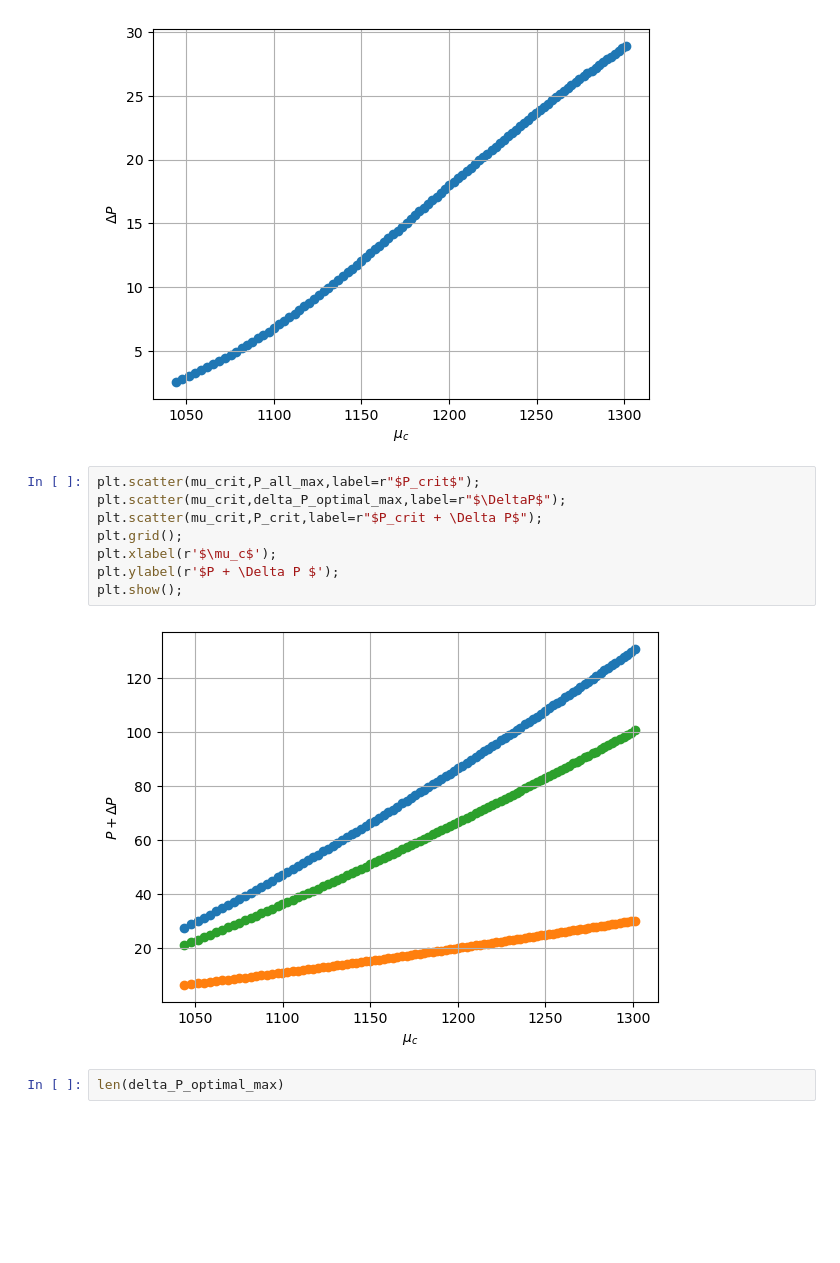
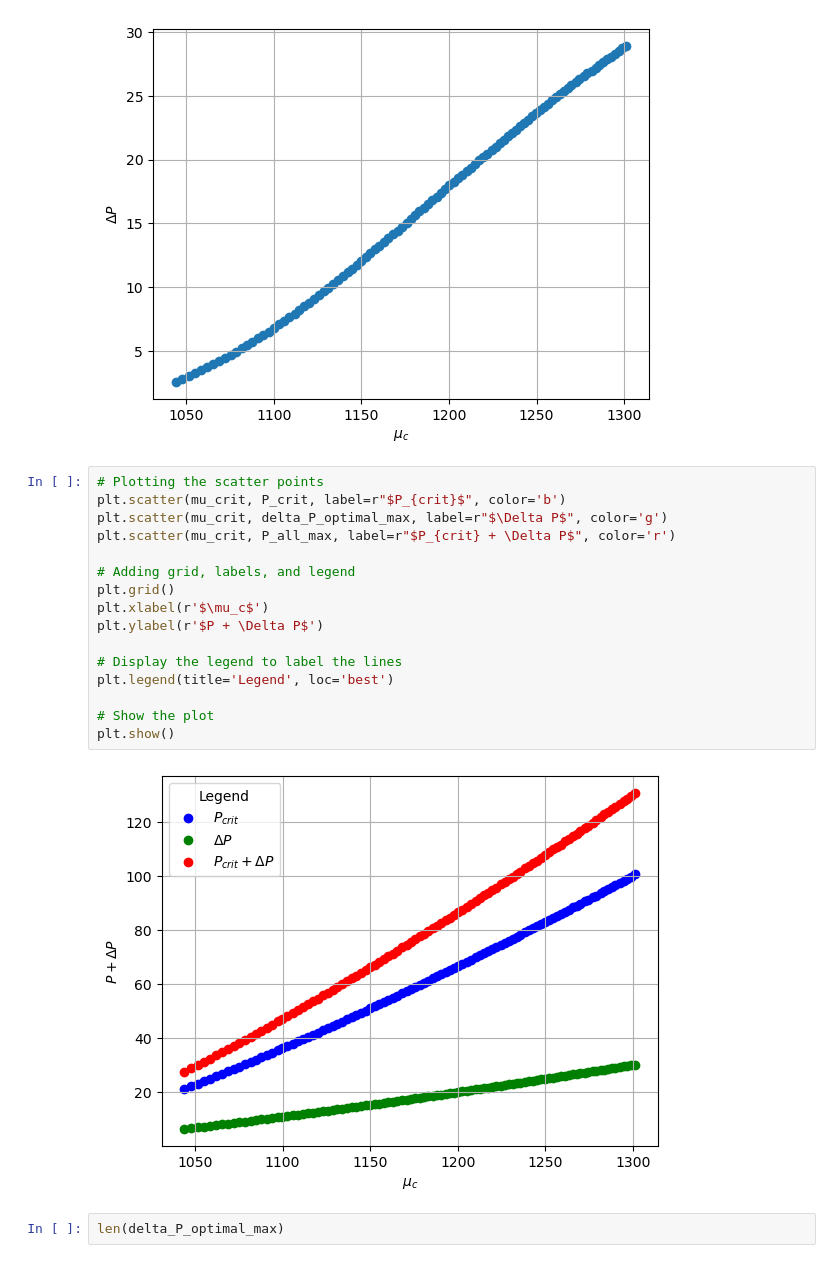
Before and after one commit to katta626/Phase_Transition, a Jupyter notebook: code/Relation_Codes/Different_Transition point.ipynb, the cells around one changed output. Drawn from its saved outputs; the diff is of its cells as text; blank space fills up the shorter version.

```diff
--- a/code/Relation_Codes/Different_Transition point.ipynb
+++ b/code/Relation_Codes/Different_Transition point.ipynb
@@ -564,15 +513,23 @@ plt.show();
 # %% [output]
 [figure]
 # %%
-plt.scatter(mu_crit,P_all_max,label=r"$P_crit$");
-plt.scatter(mu_crit,delta_P_optimal_max,label=r"$\DeltaP$");
-plt.scatter(mu_crit,P_crit,label=r"$P_crit + \Delta P$");
-plt.grid();
-plt.xlabel(r'$\mu_c$');
-plt.ylabel(r'$P + \Delta P $');
-plt.show();
+# Plotting the scatter points
+plt.scatter(mu_crit, P_crit, label=r"$P_{crit}$", color='b')
+plt.scatter(mu_crit, delta_P_optimal_max, label=r"$\Delta P$", color='g')
+plt.scatter(mu_crit, P_all_max, label=r"$P_{crit} + \Delta P$", color='r')
+
+# Adding grid, labels, and legend
+plt.grid()
+plt.xlabel(r'$\mu_c$')
+plt.ylabel(r'$P + \Delta P$')
+
+# Display the legend to label the lines
+plt.legend(title='Legend', loc='best')
+
+# Show the plot
+plt.show()
 # %% [output]
-[figure, old version]
+[figure, new version]
 # %%
 len(delta_P_optimal_max)
 # %% [output]
```
Also changed, not shown: parts of 10 cells of this notebook, 1 other file.
